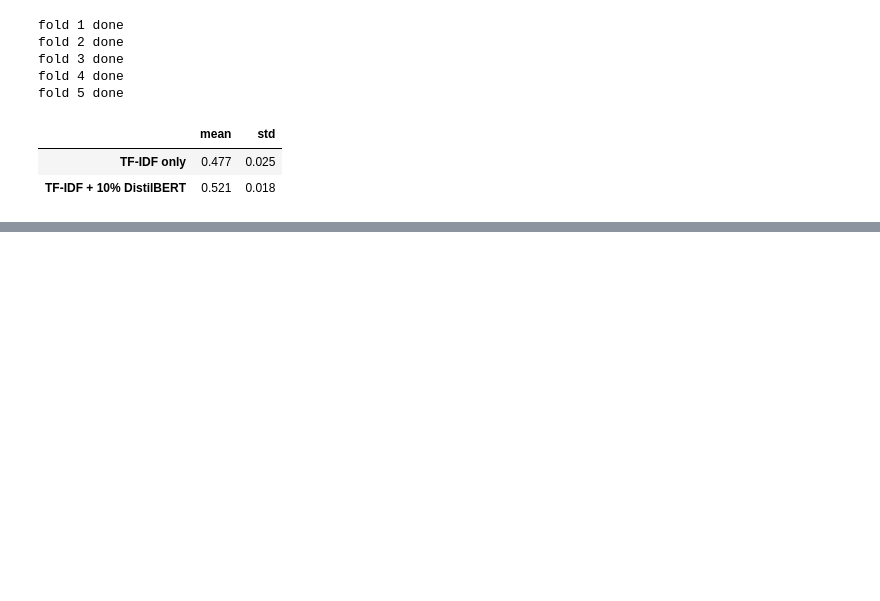
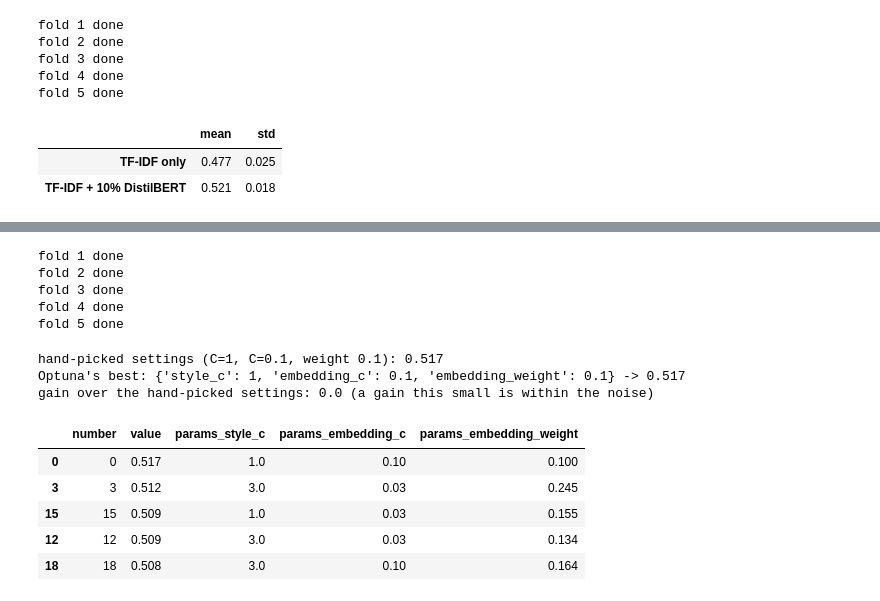
Before and after one commit to sivaalli89/ML-Ops-Final, a Jupyter notebook: notebooks/name_that_llm.ipynb, the cells around one changed output, grey strips where cells are left out. Saved outputs shown, nothing was run; the diff lists cells and outputs as text; code cells hidden in the pictures; blank space fills up the shorter version.

Commit message:
Add Optuna, MLflow registry, monitoring service and drift test

```diff
--- a/notebooks/name_that_llm.ipynb
+++ b/notebooks/name_that_llm.ipynb
@@ -337,0 +358,69 @@ MODEL_DIR = Path("../models")
+# %%
+# For every candidate C and every fold: fit once and keep the predicted probabilities. This is the slow part.
+style_probs, embedding_probs = {}, {}
+
+for fold, (a, b) in enumerate(folds):
+    rows_a, rows_b = fit_rows[a], fit_rows[b]
+
+    train_x, test_x = build_features(df["text"].iloc[rows_a], df["text"].iloc[rows_b])
+    train_x, test_x = center_by_group(train_x, groups[rows_a]), center_by_group(test_x, groups[rows_b])
+    for c in STYLE_C_CHOICES:
+        classifier = LogisticRegression(C=c, class_weight="balanced", max_iter=600).fit(train_x, y[rows_a])
+        style_probs[c, fold] = classifier.predict_proba(test_x)
+
+    train_e, test_e = center_by_group(embeddings[rows_a], groups[rows_a]), center_by_group(embeddings[rows_b], groups[rows_b])
+    scaler = StandardScaler().fit(train_e)
+    for c in EMBEDDING_C_CHOICES:
+        classifier = LogisticRegression(C=c, class_weight="balanced", max_iter=2000).fit(scaler.transform(train_e), y[rows_a])
+        embedding_probs[c, fold] = classifier.predict_proba(scaler.transform(test_e))
+    print("fold", fold + 1, "done")
+# %% [output]
+fold 1 done
+fold 2 done
+fold 3 done
+fold 4 done
+fold 5 done
+# %%
+optuna.logging.set_verbosity(optuna.logging.WARNING)
+
+
+def cv_score(style_c, embedding_c, embedding_weight):
+    scores = []
+    for fold, (a, b) in enumerate(folds):
+        rows_b = fit_rows[b]
+        probs = blend(style_probs[style_c, fold], embedding_probs[embedding_c, fold], embedding_weight)
+        guess = assign_one_model_each(probs, groups[rows_b])
+        scores.append(balanced_accuracy_score(y[rows_b], guess))
+    return np.mean(scores)
+
+
+def objective(trial):
+    return cv_score(
+        trial.suggest_categorical("style_c", STYLE_C_CHOICES),
+        trial.suggest_categorical("embedding_c", EMBEDDING_C_CHOICES),
+        trial.suggest_float("embedding_weight", 0.0, 0.4),
+    )
+
+
+study = optuna.create_study(direction="maximize", sampler=optuna.samplers.TPESampler(seed=42))
+study.enqueue_trial({"style_c": 1, "embedding_c": 0.1, "embedding_weight": 0.1})   # start from the hand-picked settings
+study.optimize(objective, n_trials=N_TRIALS)
+
+best = study.best_params
+hand_picked = study.trials[0].value
+print("hand-picked settings (C=1, C=0.1, weight 0.1):", round(hand_picked, 3))
+print("Optuna's best:", {name: round(value, 3) for name, value in best.items()}, "->", round(study.best_value, 3))
+print("gain over the hand-picked settings:", round(study.best_value - hand_picked, 3), "(a gain this small is within the noise)" if study.best_value - hand_picked < 0.01 else "")
+
+trial_table = study.trials_dataframe()[["number", "value", "params_style_c", "params_embedding_c", "params_embedding_weight"]]
+trial_table.sort_values("value", ascending=False).head(5).round(3)
+# %% [output]
+hand-picked settings (C=1, C=0.1, weight 0.1): 0.517
+Optuna's best: {'style_c': 1, 'embedding_c': 0.1, 'embedding_weight': 0.1} -> 0.517
+gain over the hand-picked settings: 0.0 (a gain this small is within the noise)
+|  | number | value | params_style_c | params_embedding_c | params_embedding_weight |
+| 0 | 0 | 0.517 | 1.0 | 0.10 | 0.100 |
+| 3 | 3 | 0.512 | 3.0 | 0.03 | 0.245 |
+| 15 | 15 | 0.509 | 1.0 | 0.03 | 0.155 |
+| 12 | 12 | 0.509 | 3.0 | 0.03 | 0.134 |
+| 18 | 18 | 0.508 | 3.0 | 0.10 | 0.164 |
```
Also changed, not shown: parts of 12 cells of this notebook, 22 other files.
